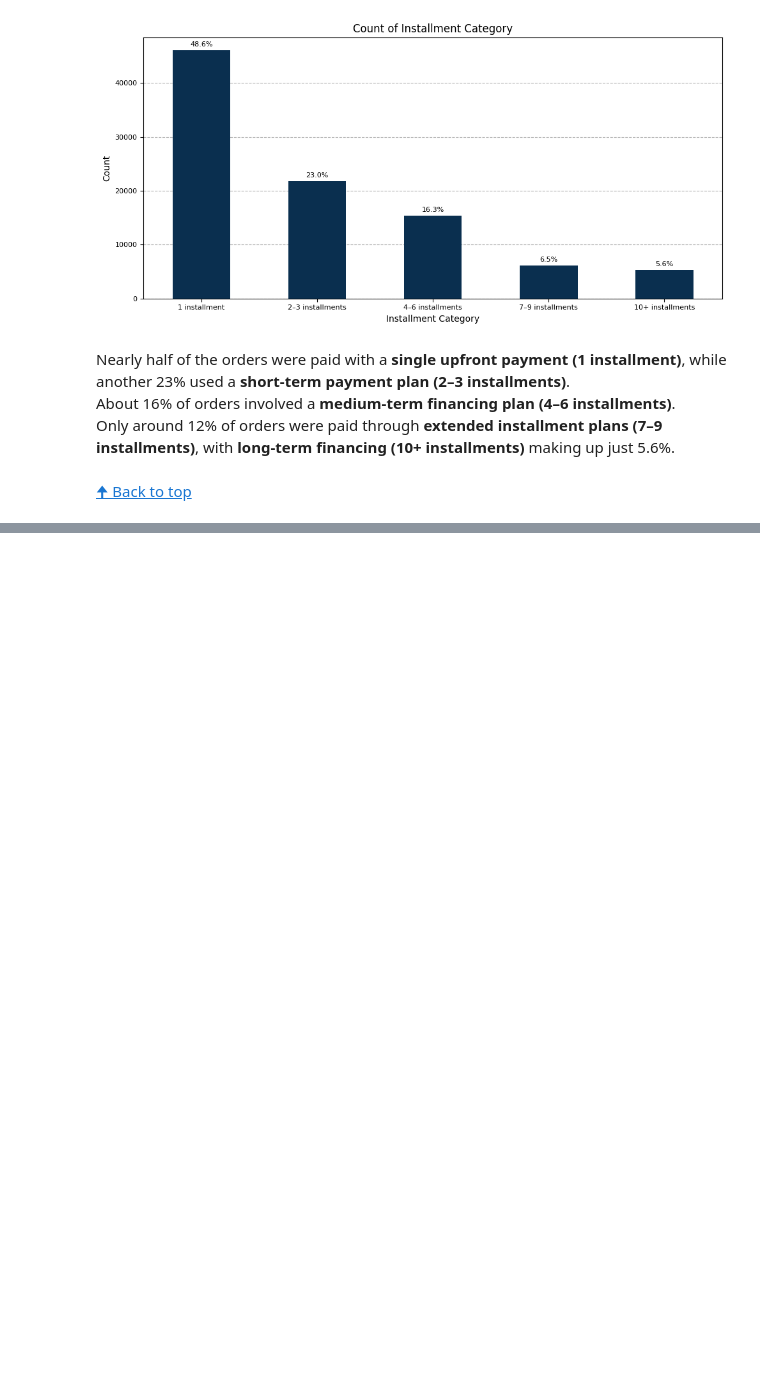
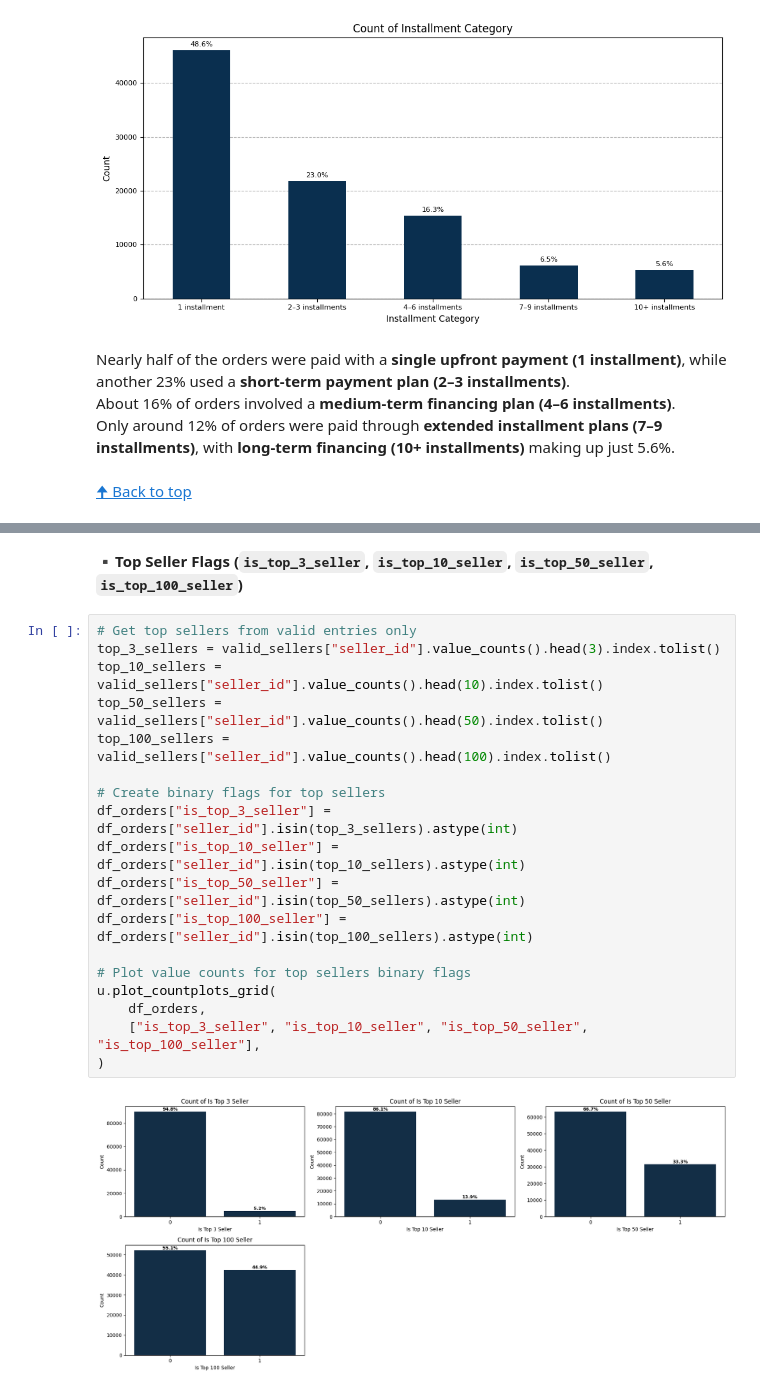
Before and after one commit to OlesyaEvseeva/customer-satisfaction-ecommerce, a Jupyter notebook: notebooks/02_data_integration_preprocessing.ipynb, the cells around one changed output, grey strips where cells are left out. Saved outputs shown, nothing was run; the diff lists cells and outputs as text; blank space fills up the shorter version.

```diff
--- a/notebooks/02_data_integration_preprocessing.ipynb
+++ b/notebooks/02_data_integration_preprocessing.ipynb
@@ -2324,0 +2388,22 @@ Only around 12% of orders were paid through **extended installment plans (7–9
+# %% [markdown]
+**▪️Top Seller Flags (`is_top_3_seller`, `is_top_10_seller`, `is_top_50_seller`, `is_top_100_seller`)**
+# %%
+# Get top sellers from valid entries only
+top_3_sellers = valid_sellers["seller_id"].value_counts().head(3).index.tolist()
+top_10_sellers = valid_sellers["seller_id"].value_counts().head(10).index.tolist()
+top_50_sellers = valid_sellers["seller_id"].value_counts().head(50).index.tolist()
+top_100_sellers = valid_sellers["seller_id"].value_counts().head(100).index.tolist()
+
+# Create binary flags for top sellers
+df_orders["is_top_3_seller"] = df_orders["seller_id"].isin(top_3_sellers).astype(int)
+df_orders["is_top_10_seller"] = df_orders["seller_id"].isin(top_10_sellers).astype(int)
+df_orders["is_top_50_seller"] = df_orders["seller_id"].isin(top_50_sellers).astype(int)
+df_orders["is_top_100_seller"] = df_orders["seller_id"].isin(top_100_sellers).astype(int)
+
+# Plot value counts for top sellers binary flags
+u.plot_countplots_grid(
+    df_orders,
+    ["is_top_3_seller", "is_top_10_seller", "is_top_50_seller", "is_top_100_seller"],
+)
+# %% [output]
+[figure, added]
```
Also changed, not shown: parts of 75 cells of this notebook.
